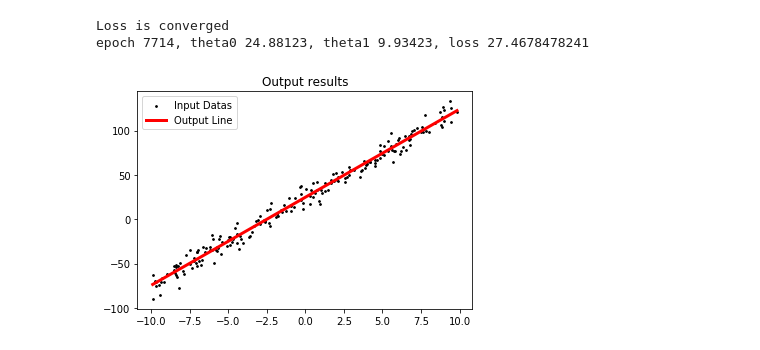
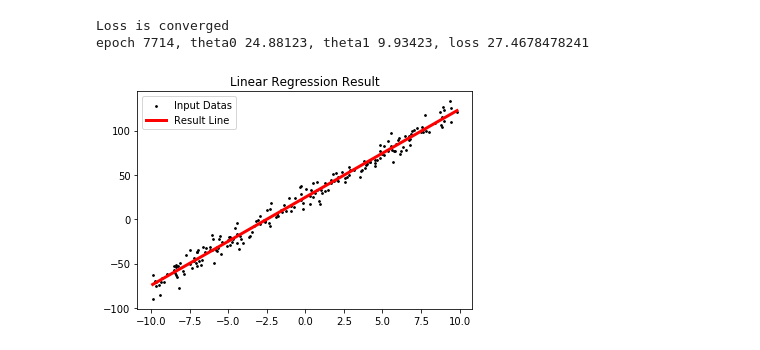
Before and after one commit to jesnk/20_1_ml_class, a Jupyter notebook: assignment/03/03.ipynb, the cells around one changed output. Saved outputs shown, nothing was run; the diff lists cells and outputs as text; code cells hidden in the pictures.

Commit message:
Rearrange Results & add pdf for Submission

```diff
--- a/assignment/03/03.ipynb
+++ b/assignment/03/03.ipynb
@@ -114,21 +115,21 @@ epoch 7714, theta0 24.88123, theta1 9.93423, loss 27.4678478241
 # %%
 # Plotting the linear regression Result
 
 device = torch.device('cpu')
 
 x_data = x_data.to(device)
 y_data = y_data.to(device)
 
 # Output results
 plot1 = plt.scatter(x_data, y_data, color='black',marker='o',s=3)
 plot2, = plt.plot([min_x_data, max_x_data],[get_y(hth0,hth1,min_x_data),get_y(hth0,hth1,max_x_data)], color='red',linewidth=3)
 plot2.LineWidth=1
 
-plt.title("Output results")
-plt.legend([plot1,plot2],["Input Datas","Output Line"])
+plt.title("Linear Regression Result")
+plt.legend([plot1,plot2],["Input Datas","Result Line"])
 plt.show()
 # %% [output]
-[figure, old version]
+[figure, new version]
 # %%
 import collections
 
```
Also changed, not shown: parts of 5 cells of this notebook, 1 other file.
